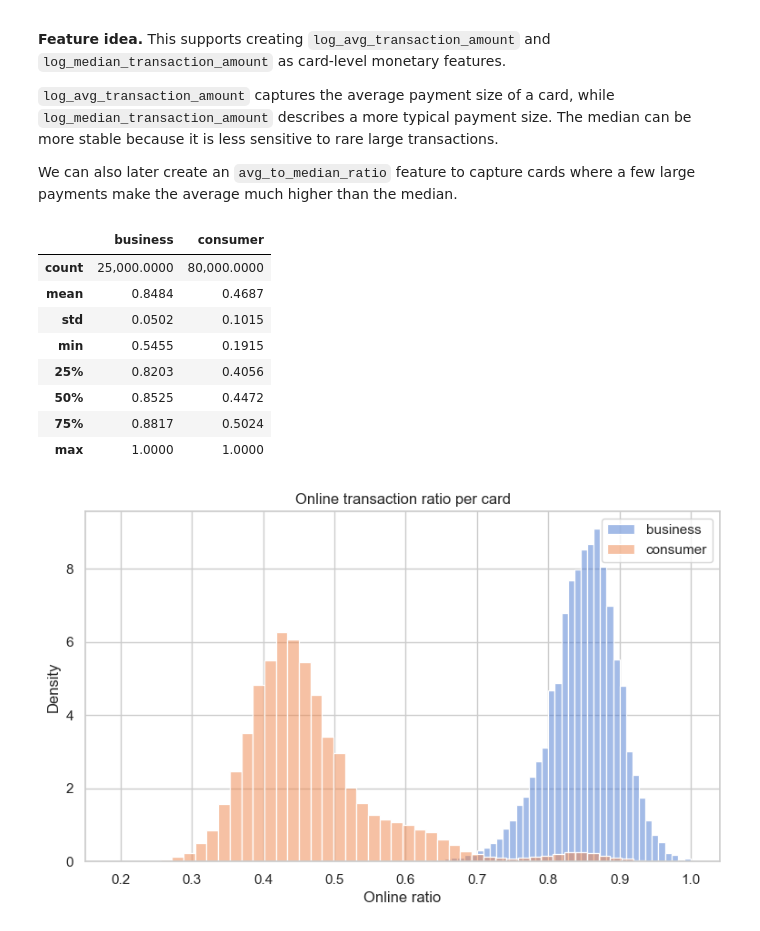
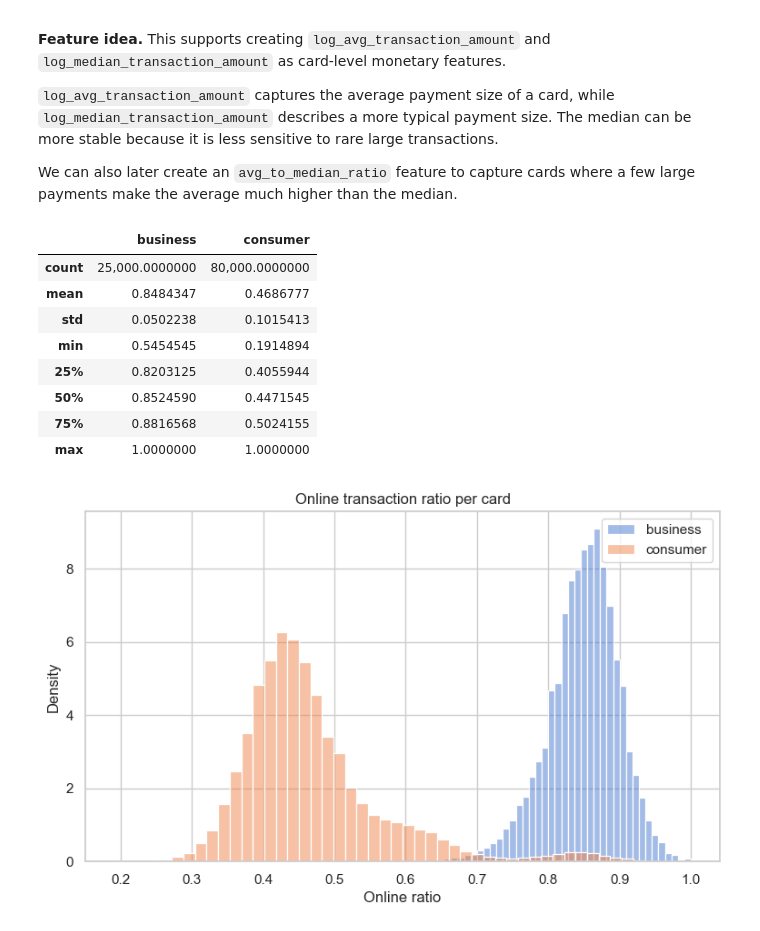
Before and after one commit to tsapuanq/MDQ, a Jupyter notebook: EDA/03_card_level_behavior.ipynb, the cells around one changed output. Drawn from its saved outputs; the diff is of its cells as text; code cells hidden in the pictures.

```diff
--- a/EDA/03_card_level_behavior.ipynb
+++ b/EDA/03_card_level_behavior.ipynb
@@ -261,24 +320,28 @@ There is still some overlap, so a high transaction amount does not automatically
 
 We can also later create an `avg_to_median_ratio` feature to capture cards where a few large payments make the average much higher than the median.
 # %%
-pd.options.display.float_format = "{:,.4f}".format
-biz_online_ratio = business_txn.groupby("card_number")["channel"].apply(lambda s: (s == "online").mean())
-con_online_ratio = consumer_txn.groupby("card_number")["channel"].apply(lambda s: (s == "online").mean())
+biz_online_ratio = business_txn.groupby("card_number")["channel"].apply(
+    lambda s: s.str.lower().eq("online").mean()
+)
+
+con_online_ratio = consumer_txn.groupby("card_number")["channel"].apply(
+    lambda s: s.str.lower().eq("online").mean()
+)
 
 pd.DataFrame({
     "business": biz_online_ratio.describe(),
     "consumer": con_online_ratio.describe(),
 })
 # %% [output]
 |  | business | consumer |
-| count | 25,000.0000 | 80,000.0000 |
-| mean | 0.8484 | 0.4687 |
-| std | 0.0502 | 0.1015 |
-| min | 0.5455 | 0.1915 |
-| 25% | 0.8203 | 0.4056 |
-| 50% | 0.8525 | 0.4472 |
-| 75% | 0.8817 | 0.5024 |
-| max | 1.0000 | 1.0000 |
+| count | 25,000.0000000 | 80,000.0000000 |
+| mean | 0.8484347 | 0.4686777 |
+| std | 0.0502238 | 0.1015413 |
+| min | 0.5454545 | 0.1914894 |
+| 25% | 0.8203125 | 0.4055944 |
+| 50% | 0.8524590 | 0.4471545 |
+| 75% | 0.8816568 | 0.5024155 |
+| max | 1.0000000 | 1.0000000 |
 # %%
 plt.figure(figsize=(9, 5))
 sns.histplot(biz_online_ratio, bins=50, stat="density", label="business", alpha=0.5)
```
Also changed, not shown: parts of 13 cells of this notebook, 5 other files.
